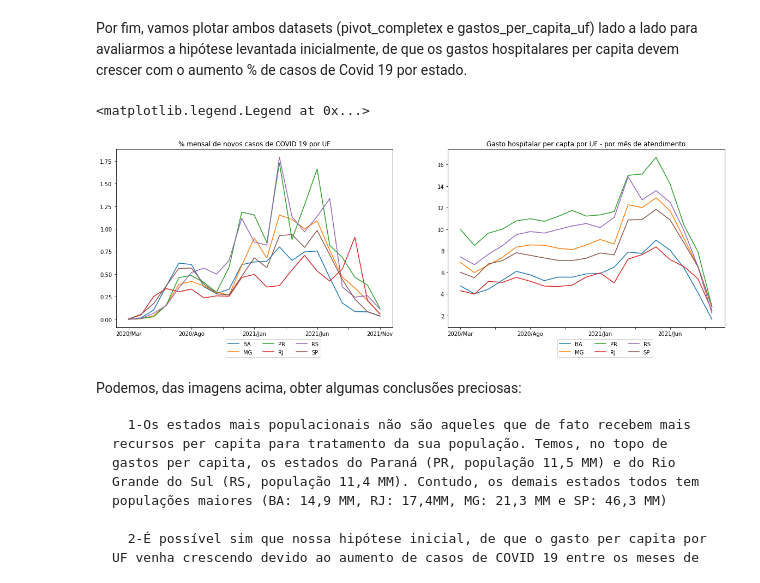
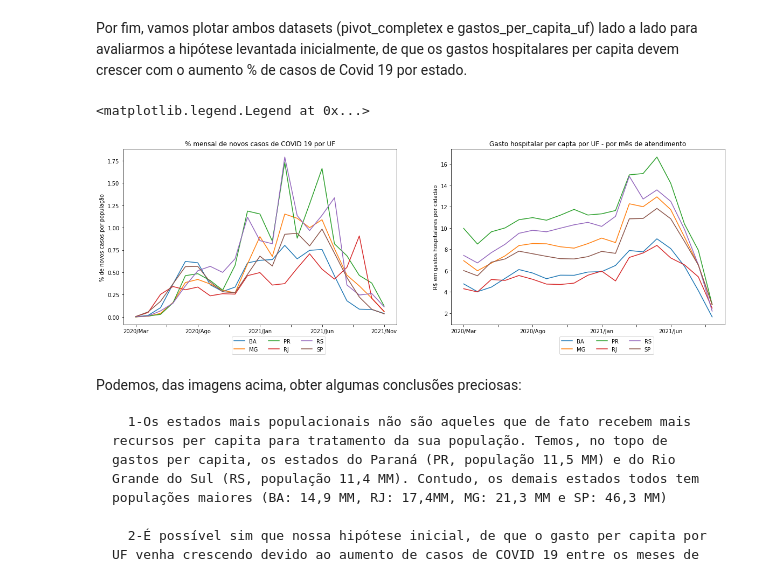
Before and after one commit to wappossa/Bootcamp_alura, a Jupyter notebook: Projeto_Módulo_01_Bootcamp_DataScience_Alura.ipynb, the cells around one changed output. Drawn from its saved outputs; the diff is of its cells as text; code cells hidden in the pictures.

```diff
--- a/Projeto_Módulo_01_Bootcamp_DataScience_Alura.ipynb
+++ b/Projeto_Módulo_01_Bootcamp_DataScience_Alura.ipynb
@@ -228,14 +228,14 @@ Por fim, vamos plotar ambos datasets (pivot_completex e gastos_per_capita_uf) la
 # %%
 import matplotlib.pyplot as plt
 
 fig, axes = plt.subplots(nrows=1, ncols=2)
 
-pivot_completex.T.plot(figsize=(12,6),ax=axes[0],title='% mensal de novos casos de COVID 19 por UF').legend(bbox_to_anchor=(.75, -.05),ncol=3)
+pivot_completex.T.plot(figsize=(12,6),ax=axes[0],title='% mensal de novos casos de COVID 19 por UF',ylabel='% de novos casos por população').legend(bbox_to_anchor=(.75, -.05),ncol=3)
 
-df_cd.T.plot(figsize=(20,6),ax=axes[1],title='Gasto hospitalar per capta por UF - por mês de atendimento').legend(bbox_to_anchor=(.75, -.05),ncol=3)
+df_cd.T.plot(figsize=(20,6),ax=axes[1],title='Gasto hospitalar per capta por UF - por mês de atendimento',ylabel='R$ em gastos hospitalares por cidadão').legend(bbox_to_anchor=(.75, -.05),ncol=3)
 # %% [output]
 <matplotlib.legend.Legend at 0x...>
-[figure, old version]
+[figure, new version]
 # %% [markdown]
 Podemos, das imagens acima, obter algumas conclusões preciosas:
 
```
Also changed, not shown: parts of 5 cells of this notebook.
